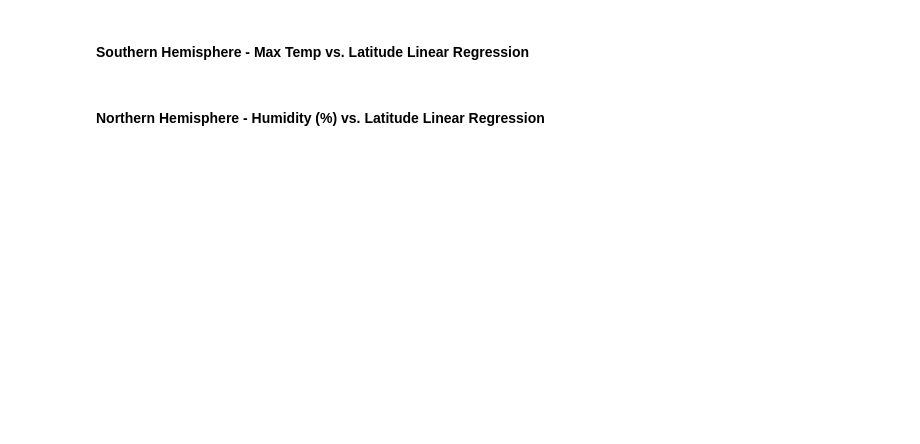
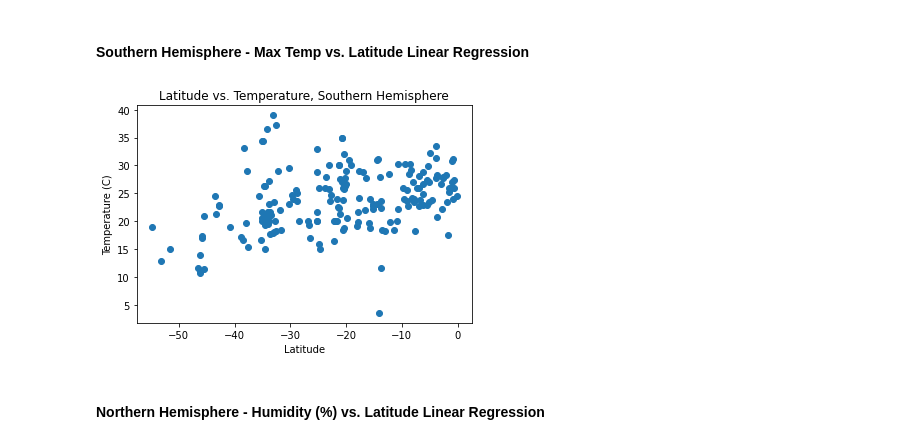
Before and after one commit to zpoeschl/python-api-challenge, a Jupyter notebook: WeatherPy/zpoeschl_WeatherPy.ipynb, the cells around one changed output. Cells and saved outputs as stored; diff of their text form; code cells hidden in the pictures; blank space fills up the shorter version.

```diff
--- a/WeatherPy/zpoeschl_WeatherPy.ipynb
+++ b/WeatherPy/zpoeschl_WeatherPy.ipynb
@@ -221,4 +215,12 @@ sourthern_hem = final_cities_df[["city id", "city", "lat", "temp", "humidity", "
 # %% [markdown]
 ####  Southern Hemisphere - Max Temp vs. Latitude Linear Regression
+# %%
+plt.scatter(southern_hem.iloc[:,2],southern_hem.iloc[:,3])
+plt.xlabel("Latitude")
+plt.ylabel("Temperature (C)")
+plt.title("Latitude vs. Temperature, Southern Hemisphere")
+plt.show()
+# %% [output]
+[figure, added]
 # %% [markdown]
 ####  Northern Hemisphere - Humidity (%) vs. Latitude Linear Regression
```
Also changed, not shown: parts of 8 cells of this notebook.
